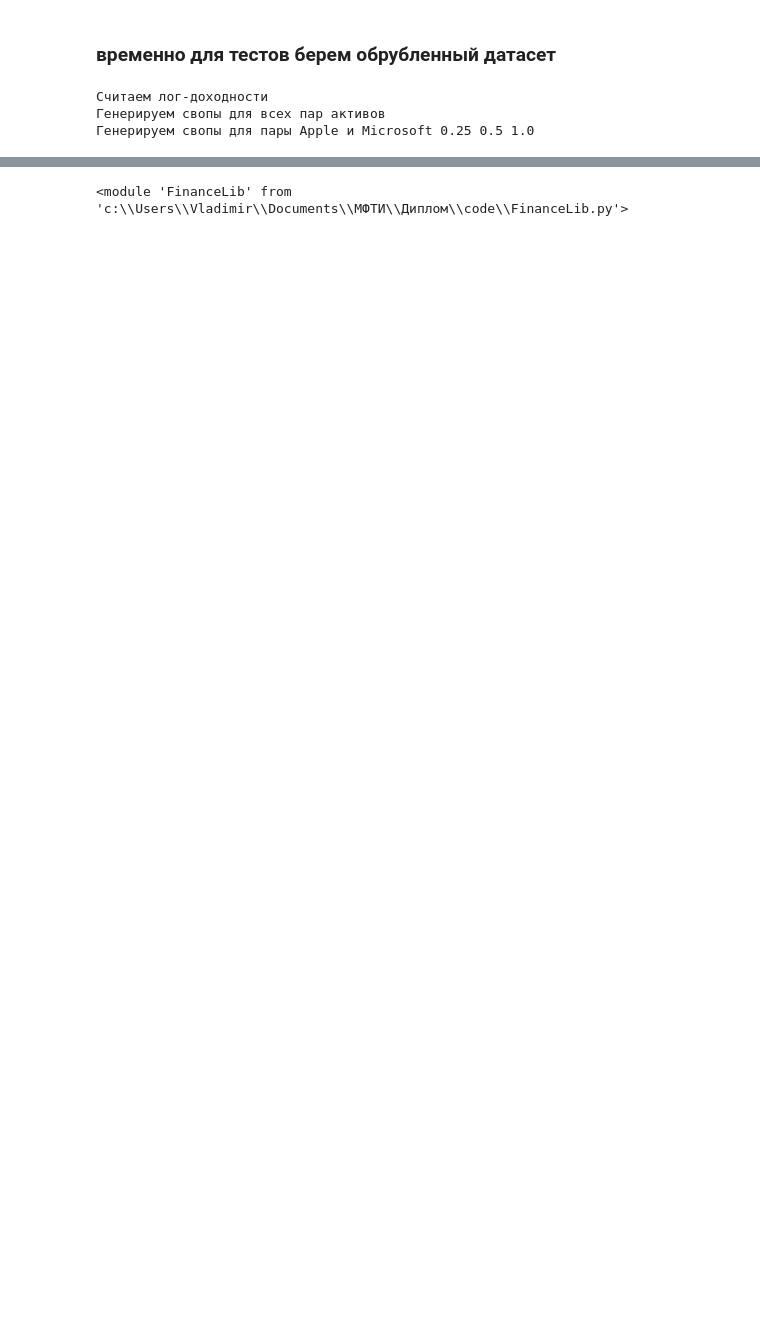
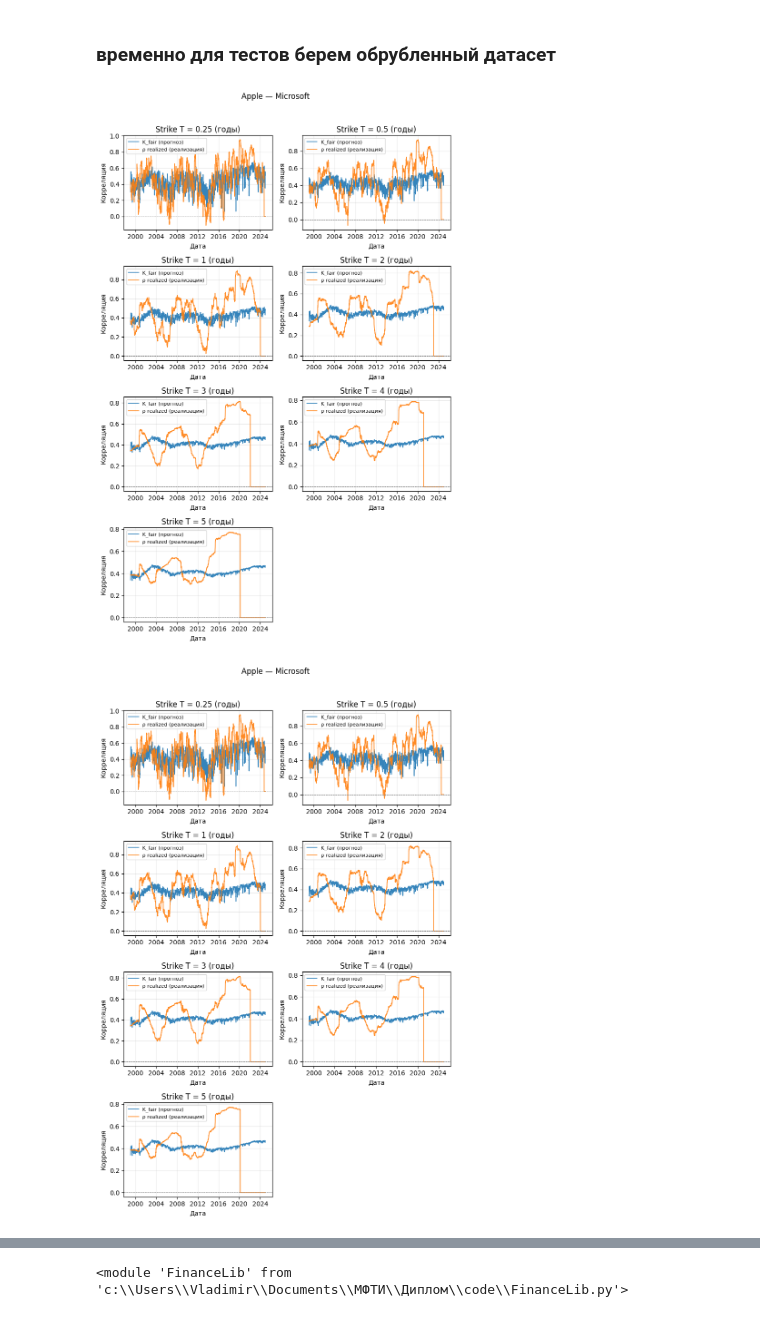
Before and after one commit to Vladimir119/diplom, a Jupyter notebook: main.ipynb, the cells around one changed output, grey strips where cells are left out. Cells and saved outputs as stored; diff of their text form; code cells hidden in the pictures; blank space fills up the shorter version.

```diff
--- a/main.ipynb
+++ b/main.ipynb
@@ -393,8 +398,17 @@ subset_tickers = {
 }
 prices_short = {k: prices[k] for k in subset_tickers if k in prices}
 # %%
-df = FinanceLib.build_correlation_swap_ml_dataset(prices_short, T_array=(0.25, 0.5, 1.0, 2.0, 3.0, 5.0), corr_window=21, ar_rho_history=252)
+df = FinanceLib.build_correlation_swap_ml_dataset(prices_short,
+                                                  T_array=(0.25, 0.5, 1.0, 2.0, 3.0, 4.0, 5.0),
+                                                  corr_window=21,
+                                                  ar_rho_history=252)
-# %% [output]
-Считаем лог-доходности
-Генерируем свопы для всех пар активов
-Генерируем свопы для пары Apple и Microsoft 0.25 0.5 1.0
+# %%
+df_copy = df.copy()
+df_copy.fillna(0, inplace=True)
+
+figs = FinanceLib.plot_ml_dataset_fair_vs_realized_all_pairs(df_copy, ncols=2)
+for f in figs:
+    display(f)
+# %% [output]
+[figure, added]
+[figure, added]
```
Also changed, not shown: parts of 3 cells of this notebook.
